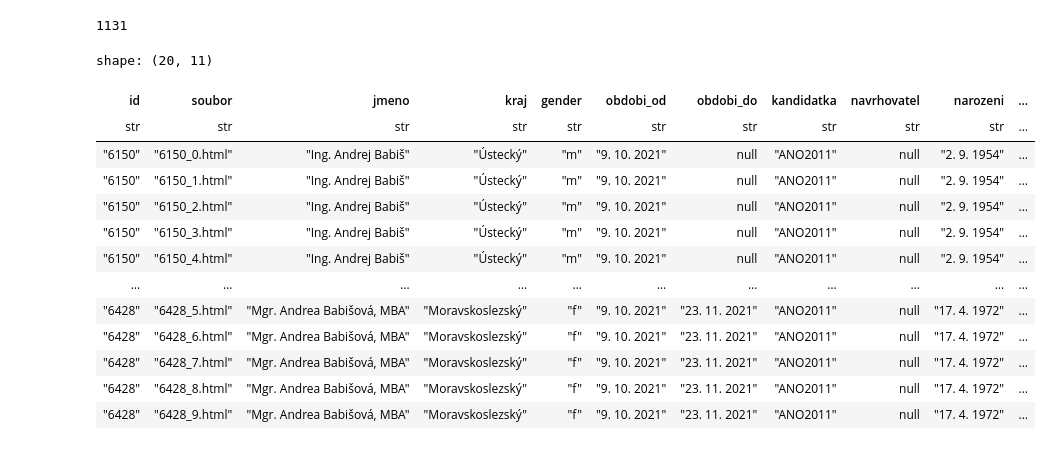
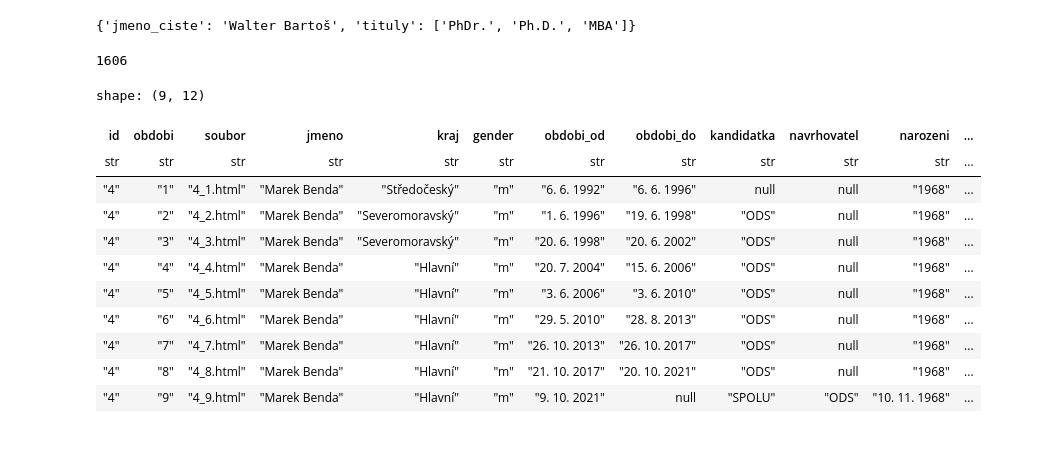
Before and after one commit to DataRozhlas/stenoprotokoly, a Jupyter notebook: 012_cisteni_mluvcich.ipynb, the cells around one changed output. Drawn from its saved outputs; the diff is of its cells as text; code cells hidden in the pictures.

```diff
--- a/012_cisteni_mluvcich.ipynb
+++ b/012_cisteni_mluvcich.ipynb
@@ -6 +6,5 @@ todo:
 import polars as pl
+# %%
+pl.Config.set_tbl_rows(150)
+pl.Config.set_fmt_str_lengths(150)
+pl.Config.set_tbl_width_chars(200)
@@ -7,2 +13,2 @@ import polars as pl
 # %%
-df = pl.read_ndjson('data_raw/poslanectvo/*.ndjson', schema_overrides={'navrhovatel':pl.String})
+df = pl.read_ndjson(os.path.join('data_raw/poslanectvo','*.ndjson'), schema_overrides={'navrhovatel':pl.String,'kandidatka':pl.String})
@@ -9,22 +65,24 @@ df = pl.read_ndjson('data_raw/poslanectvo/*.ndjson', schema_overrides={'navrhova
+# %%
+najdi_tituly("PhDr. Walter Bartoš, Ph.D., MBA")
+# %% [output]
+{'jmeno_ciste': 'Walter Bartoš', 'tituly': ['PhDr.', 'Ph.D.', 'MBA']}
 # %%
 len(df)
 # %% [output]
-1131
+1606
 # %%
-df.filter(pl.col('jmeno').str.contains('Babiš'))
+df.filter(pl.col('jmeno').str.contains('Benda'))
 # %% [output]
-shape: (20, 11)
+shape: (9, 12)
-| id | soubor | jmeno | kraj | gender | obdobi_od | obdobi_do | kandidatka | navrhovatel | narozeni | ... |
-| str | str | str | str | str | str | str | str | str | str | ... |
-| "6150" | "6150_0.html" | "Ing. Andrej Babiš" | "Ústecký" | "m" | "9. 10. 2021" | null | "ANO2011" | null | "2. 9. 1954" | ... |
-| "6150" | "6150_1.html" | "Ing. Andrej Babiš" | "Ústecký" | "m" | "9. 10. 2021" | null | "ANO2011" | null | "2. 9. 1954" | ... |
-| "6150" | "6150_2.html" | "Ing. Andrej Babiš" | "Ústecký" | "m" | "9. 10. 2021" | null | "ANO2011" | null | "2. 9. 1954" | ... |
-| "6150" | "6150_3.html" | "Ing. Andrej Babiš" | "Ústecký" | "m" | "9. 10. 2021" | null | "ANO2011" | null | "2. 9. 1954" | ... |
-| "6150" | "6150_4.html" | "Ing. Andrej Babiš" | "Ústecký" | "m" | "9. 10. 2021" | null | "ANO2011" | null | "2. 9. 1954" | ... |
-| … | … | … | … | … | … | … | … | … | … | ... |
-| "6428" | "6428_5.html" | "Mgr. Andrea Babišová, MBA" | "Moravskoslezský" | "f" | "9. 10. 2021" | "23. 11. 2021" | "ANO2011" | null | "17. 4. 1972" | ... |
-| "6428" | "6428_6.html" | "Mgr. Andrea Babišová, MBA" | "Moravskoslezský" | "f" | "9. 10. 2021" | "23. 11. 2021" | "ANO2011" | null | "17. 4. 1972" | ... |
-| "6428" | "6428_7.html" | "Mgr. Andrea Babišová, MBA" | "Moravskoslezský" | "f" | "9. 10. 2021" | "23. 11. 2021" | "ANO2011" | null | "17. 4. 1972" | ... |
-| "6428" | "6428_8.html" | "Mgr. Andrea Babišová, MBA" | "Moravskoslezský" | "f" | "9. 10. 2021" | "23. 11. 2021" | "ANO2011" | null | "17. 4. 1972" | ... |
-| "6428" | "6428_9.html" | "Mgr. Andrea Babišová, MBA" | "Moravskoslezský" | "f" | "9. 10. 2021" | "23. 11. 2021" | "ANO2011" | null | "17. 4. 1972" | ... |
+| id | obdobi | soubor | jmeno | kraj | gender | obdobi_od | obdobi_do | kandidatka | navrhovatel | narozeni | ... |
+| str | str | str | str | str | str | str | str | str | str | str | ... |
+| "4" | "1" | "4_1.html" | "Marek Benda" | "Středočeský" | "m" | "6. 6. 1992" | "6. 6. 1996" | null | null | "1968" | ... |
+| "4" | "2" | "4_2.html" | "Marek Benda" | "Severomoravský" | "m" | "1. 6. 1996" | "19. 6. 1998" | "ODS" | null | "1968" | ... |
+| "4" | "3" | "4_3.html" | "Marek Benda" | "Severomoravský" | "m" | "20. 6. 1998" | "20. 6. 2002" | "ODS" | null | "1968" | ... |
+| "4" | "4" | "4_4.html" | "Marek Benda" | "Hlavní" | "m" | "20. 7. 2004" | "15. 6. 2006" | "ODS" | null | "1968" | ... |
+| "4" | "5" | "4_5.html" | "Marek Benda" | "Hlavní" | "m" | "3. 6. 2006" | "3. 6. 2010" | "ODS" | null | "1968" | ... |
+| "4" | "6" | "4_6.html" | "Marek Benda" | "Hlavní" | "m" | "29. 5. 2010" | "28. 8. 2013" | "ODS" | null | "1968" | ... |
+| "4" | "7" | "4_7.html" | "Marek Benda" | "Hlavní" | "m" | "26. 10. 2013" | "26. 10. 2017" | "ODS" | null | "1968" | ... |
+| "4" | "8" | "4_8.html" | "Marek Benda" | "Hlavní" | "m" | "21. 10. 2017" | "20. 10. 2021" | "ODS" | null | "1968" | ... |
+| "4" | "9" | "4_9.html" | "Marek Benda" | "Hlavní" | "m" | "9. 10. 2021" | null | "SPOLU" | "ODS" | "10. 11. 1968" | ... |
 # %%
```
Also changed, not shown: parts of 21 cells of this notebook, 5 other files.
